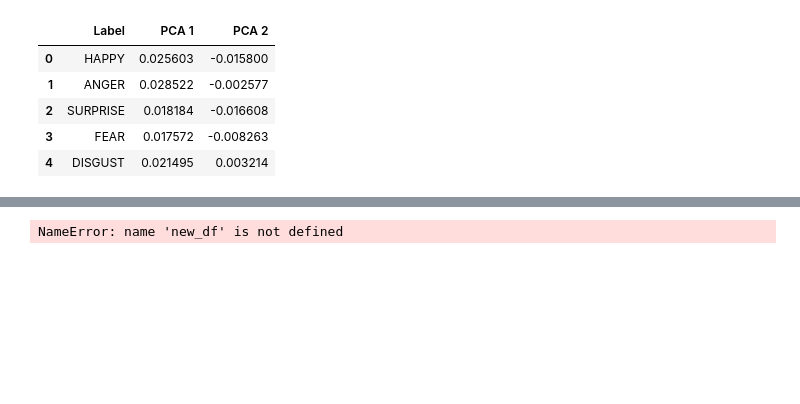
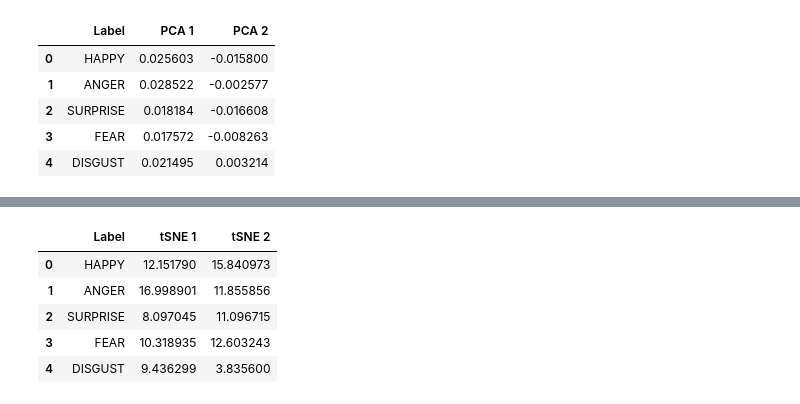
Before and after one commit to diegocasmo/iis-project, a Jupyter notebook: code/lm2-analysis/solution.ipynb, the cells around one changed output, grey strips where cells are left out. Saved outputs shown, nothing was run; the diff lists cells and outputs as text; code cells hidden in the pictures; blank space fills up the shorter version.

```diff
--- a/code/lm2-analysis/solution.ipynb
+++ b/code/lm2-analysis/solution.ipynb
@@ -96,13 +96,18 @@ plt.show()
 # %%
 from sklearn import manifold
 
 # Use tSNE to reduce dimensionality
 tsne = manifold.TSNE(n_components=2, init='pca', random_state=0)
 tsne_components = tsne.fit_transform(values)
 tsne_df = pd.DataFrame(data = tsne_components, columns = ['tSNE 1', 'tSNE 2'])
 
 # Add the label to the dataframe with the tSNE components
-tsne_labels_df = pd.concat([new_df[['Label']], tsne_df], axis = 1)
+tsne_labels_df = pd.concat([data_df[['Label']], tsne_df], axis = 1)
 tsne_labels_df.head()
 # %% [output]
-NameError: name 'new_df' is not defined
+|  | Label | tSNE 1 | tSNE 2 |
+| 0 | HAPPY | 12.151790 | 15.840973 |
+| 1 | ANGER | 16.998901 | 11.855856 |
+| 2 | SURPRISE | 8.097045 | 11.096715 |
+| 3 | FEAR | 10.318935 | 12.603243 |
+| 4 | DISGUST | 9.436299 | 3.835600 |
```
Also changed, not shown: parts of 5 cells of this notebook.
